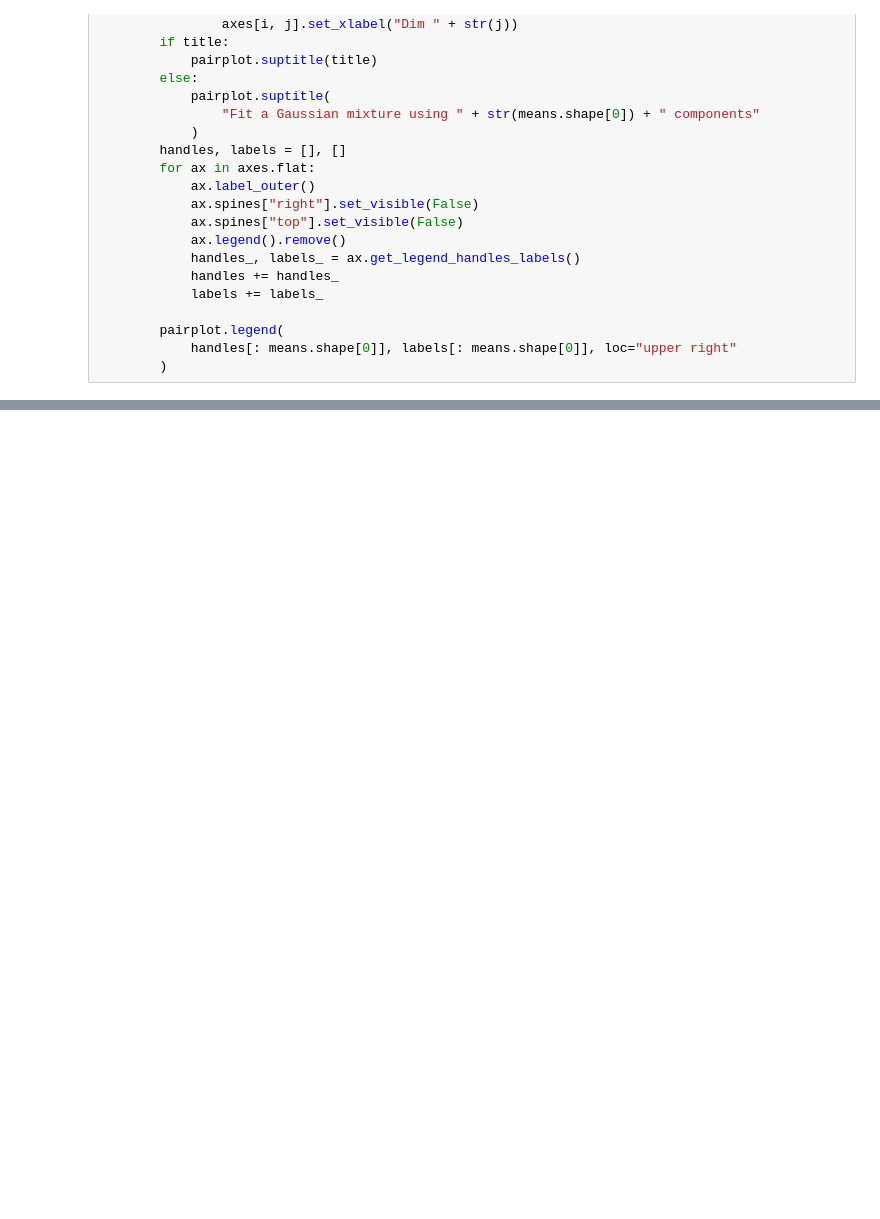
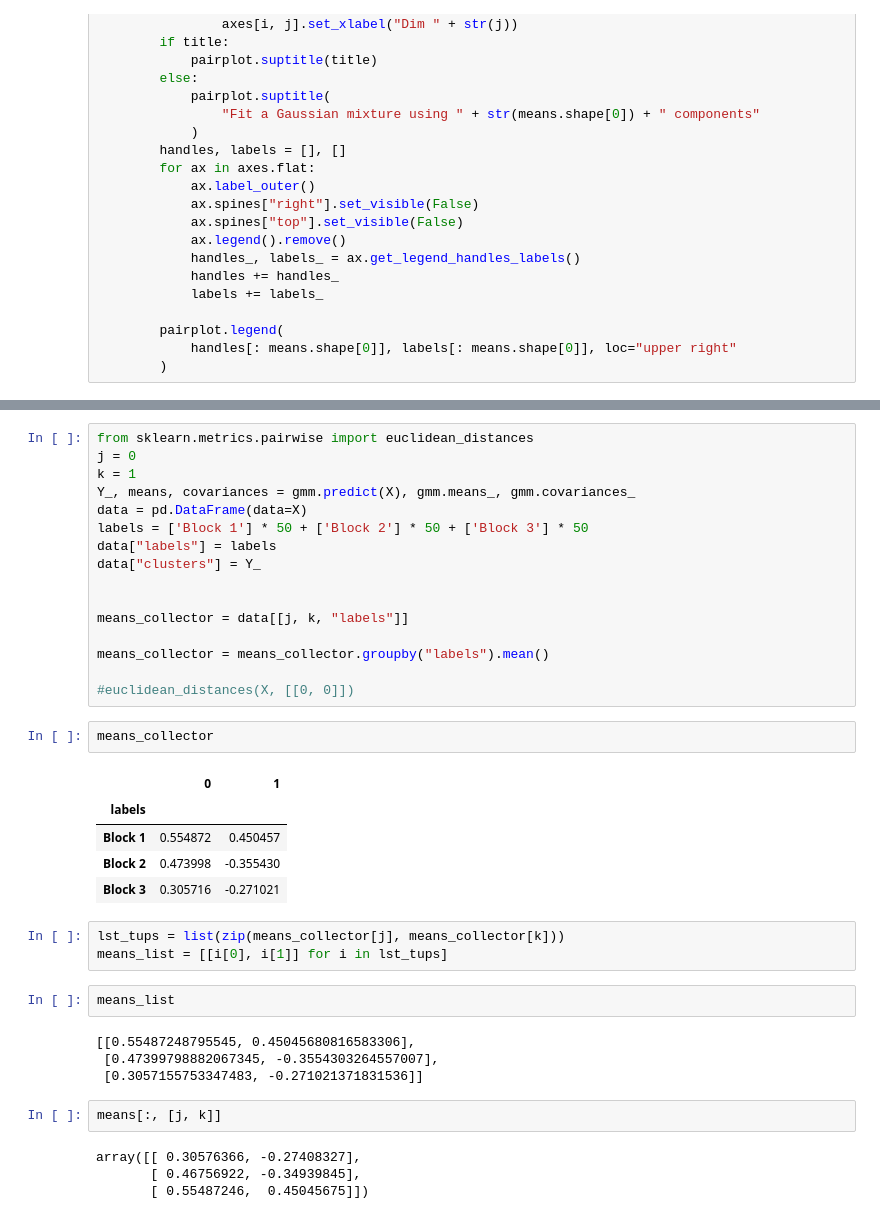
Before and after one commit to dfrancisco1998/ndd_stuff, a Jupyter notebook: 11.2 pairplot with gmm and correct color matching.ipynb, the cells around one changed output, grey strips where cells are left out. Drawn from its saved outputs; the diff is of its cells as text; blank space fills up the shorter version.

Commit message:
closest checking for means using distance

```diff
--- a/11.2 pairplot with gmm and correct color matching.ipynb
+++ b/11.2 pairplot with gmm and correct color matching.ipynb
@@ -257,0 +264,39 @@ No handles with labels found to put in legend.
+# %%
+from sklearn.metrics.pairwise import euclidean_distances
+j = 0
+k = 1
+Y_, means, covariances = gmm.predict(X), gmm.means_, gmm.covariances_
+data = pd.DataFrame(data=X)
+labels = ['Block 1'] * 50 + ['Block 2'] * 50 + ['Block 3'] * 50
+data["labels"] = labels
+data["clusters"] = Y_
+
+
+means_collector = data[[j, k, "labels"]]
+
+means_collector = means_collector.groupby("labels").mean()
+
+#euclidean_distances(X, [[0, 0]])
+# %%
+means_collector
+# %% [output]
+|  | 0 | 1 |
+| labels |  |  |
+| Block 1 | 0.554872 | 0.450457 |
+| Block 2 | 0.473998 | -0.355430 |
+| Block 3 | 0.305716 | -0.271021 |
+# %%
+lst_tups = list(zip(means_collector[j], means_collector[k]))
+means_list = [[i[0], i[1]] for i in lst_tups]
+# %%
+means_list
+# %% [output]
+[[0.55487248795545, 0.45045680816583306],
+ [0.47399798882067345, -0.3554303264557007],
+ [0.3057155753347483, -0.271021371831536]]
+# %%
+means[:, [j, k]]
+# %% [output]
+array([[ 0.30576366, -0.27408327],
+       [ 0.46756922, -0.34939845],
+       [ 0.55487246,  0.45045675]])
```
Also changed, not shown: parts of 10 cells of this notebook.
